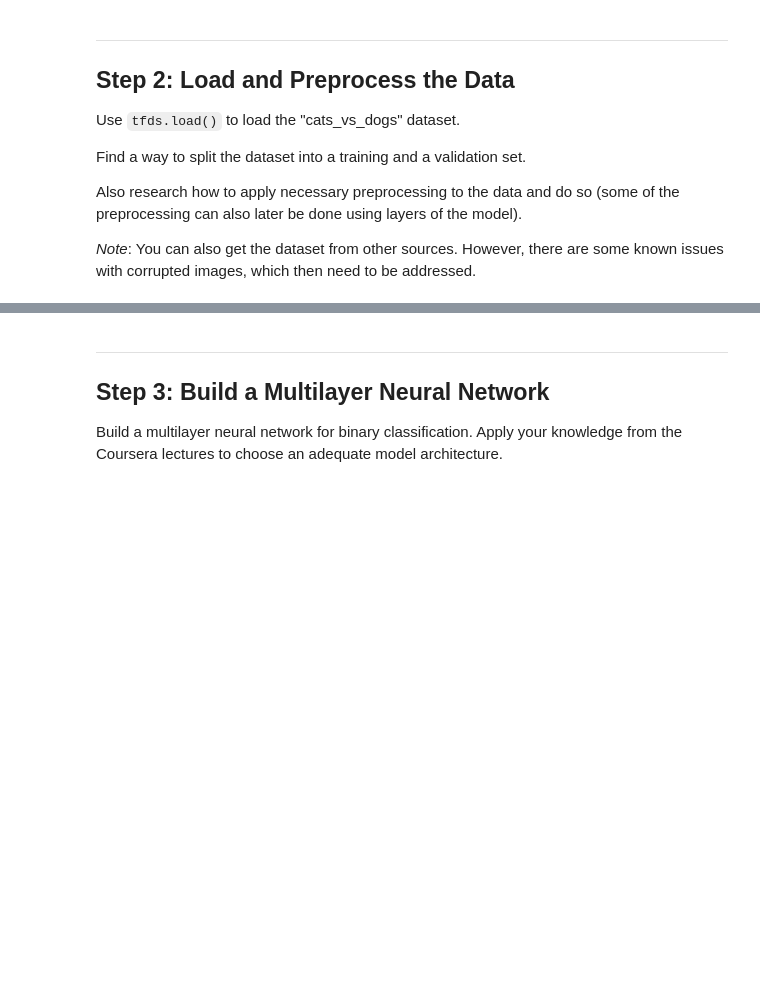
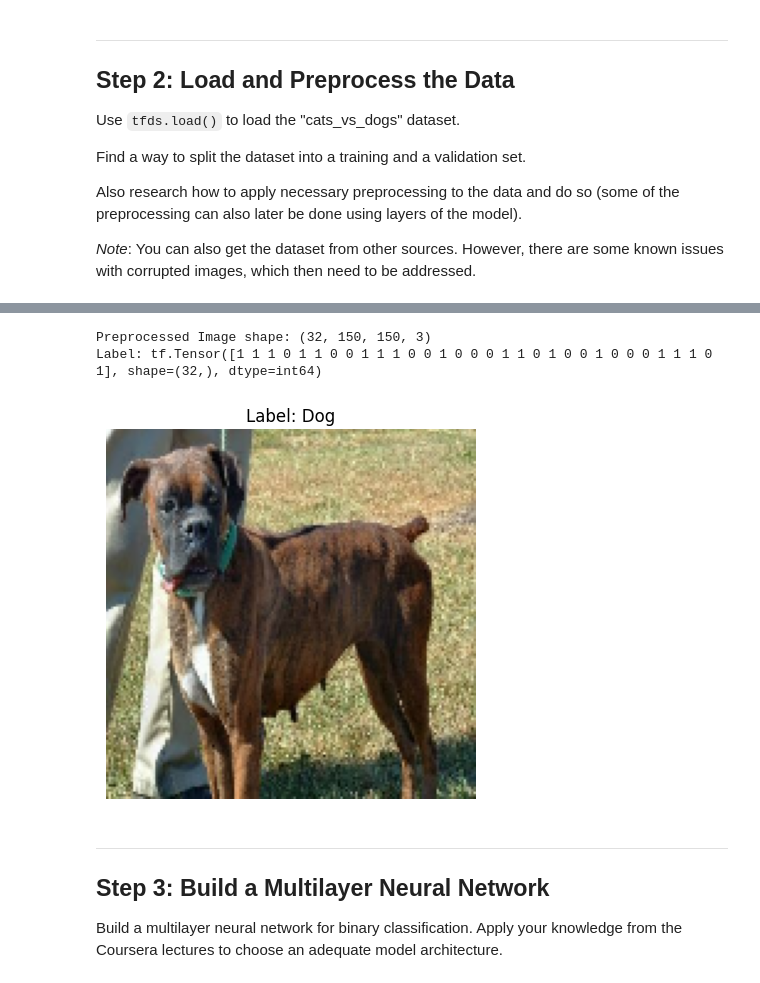
Before and after one commit to bglemser/Diatom, a Jupyter notebook: 5_Assignments/Week2_Notebook1_Cats_and_Dogs.ipynb, the cells around one changed output, grey strips where cells are left out. Drawn from its saved outputs; the diff is of its cells as text; code cells hidden in the pictures; blank space fills up the shorter version.

```diff
--- a/5_Assignments/Week2_Notebook1_Cats_and_Dogs.ipynb
+++ b/5_Assignments/Week2_Notebook1_Cats_and_Dogs.ipynb
@@ -37,3 +80,30 @@ Also research how to apply necessary preprocessing to the data and do so (some o
+# %%
+#preprocess the data before feeding it to the model
+def preprocess(image, label):
+    # Resize the image to 150x150 pixels
+    image = tf.image.resize(image, (150, 150))
+    # Normalize pixel values to the range [0, 1]
+    image = image / 255.0
+    return image, label
+
+# Apply the preprocessing function to the datasets
+train_dataset = train_dataset.map(preprocess).batch(32).prefetch(tf.data.AUTOTUNE)
+test_dataset = test_dataset.map(preprocess).batch(32).prefetch(tf.data.AUTOTUNE)
+# %%
+#print example of preprocessed data
+for image, label in train_dataset.take(1):
+    print("Preprocessed Image shape:", image.shape)
+    print("Label:", label)
+
+     # Display the image
+    plt.imshow(image[0])
+    plt.title("Label: " + ("Dog" if label[0].numpy() == 1 else "Cat"))
+    plt.axis('off')
+    plt.show()
+# %% [output]
+Preprocessed Image shape: (32, 150, 150, 3)
+Label: tf.Tensor([1 1 1 0 1 1 0 0 1 1 1 0 0 1 0 0 0 1 1 0 1 0 0 1 0 0 0 1 1 1 0 1], shape=(32,), dtype=int64)
+[figure, added]
 # %% [markdown]
 ---
 
```
Also changed, not shown: parts of 8 cells of this notebook, 4 other files.
